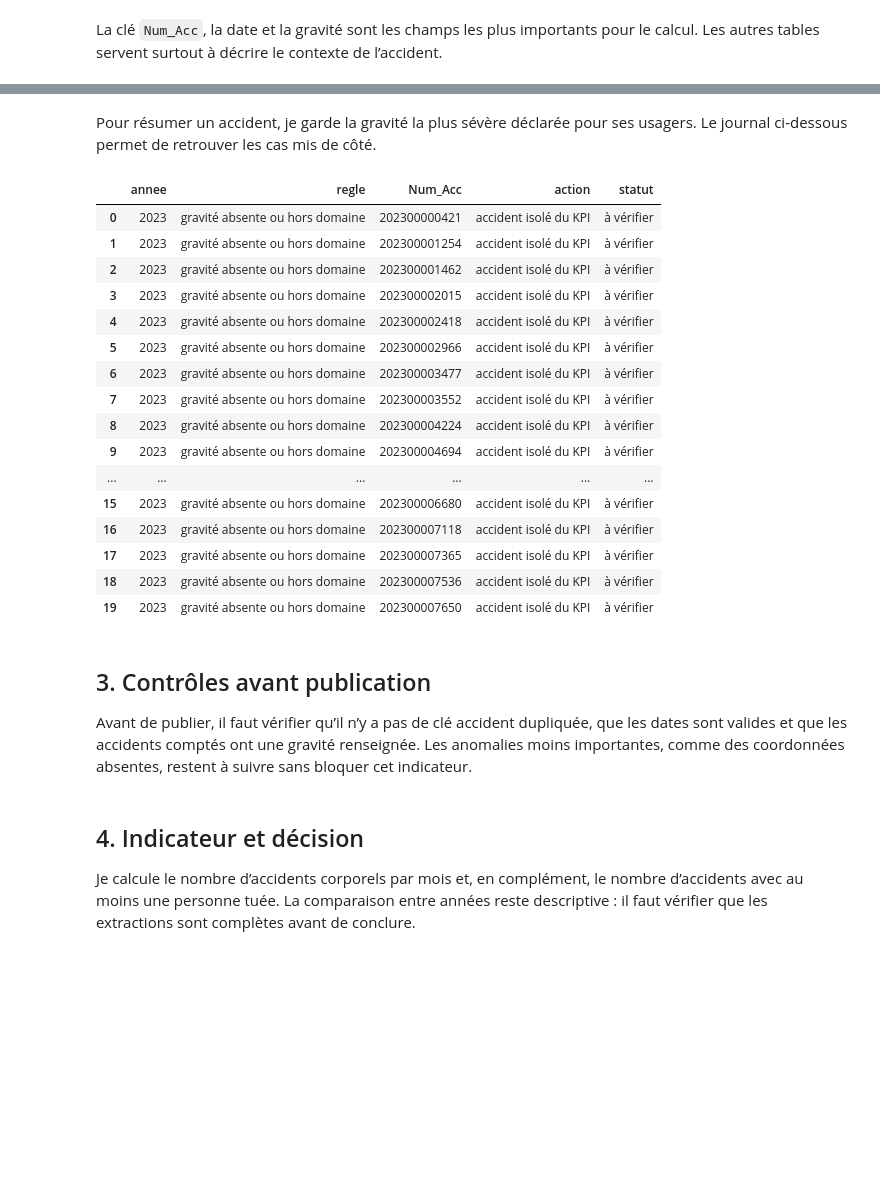
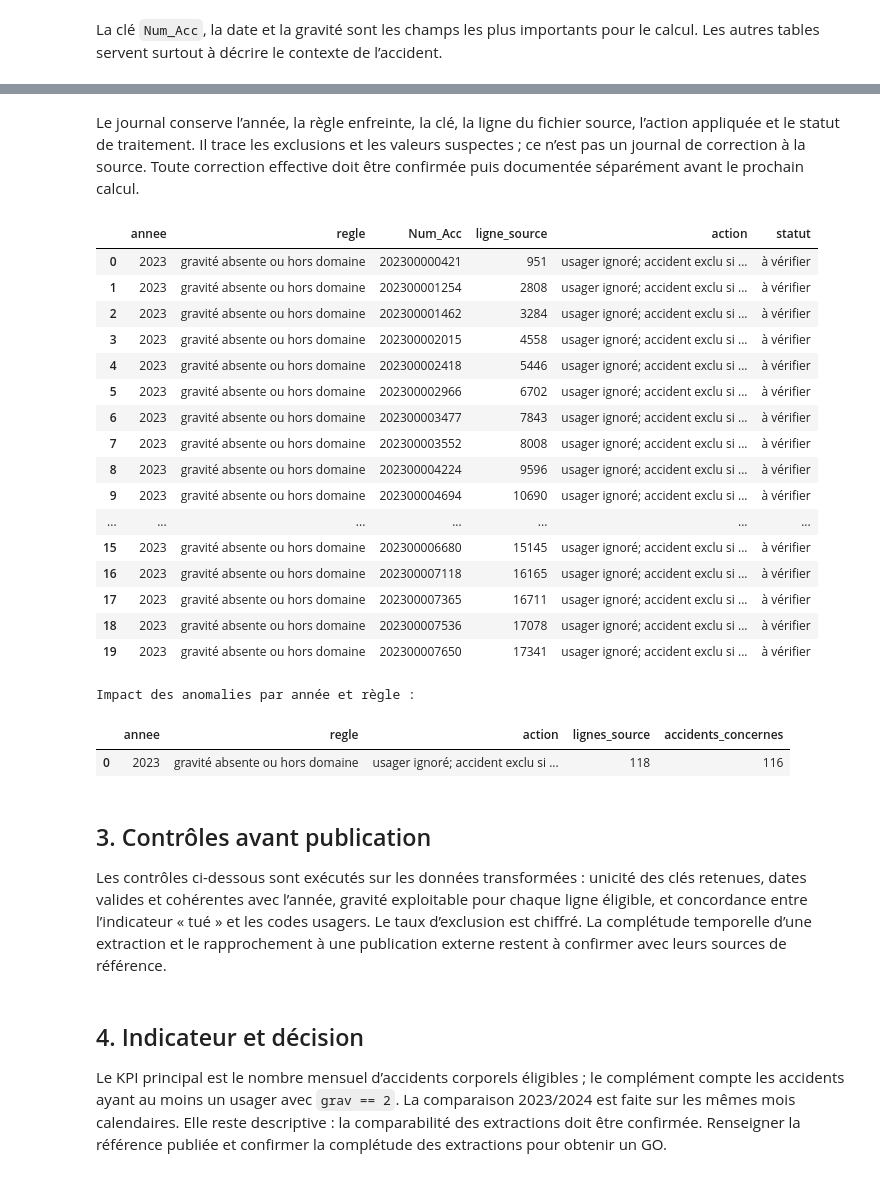
Before and after one commit to JXPM/accident_routier, a Jupyter notebook: accident.ipynb, the cells around one changed output, grey strips where cells are left out. Saved outputs shown, nothing was run; the diff lists cells and outputs as text; code cells hidden in the pictures; blank space fills up the shorter version.

```diff
--- a/accident.ipynb
+++ b/accident.ipynb
@@ -185,35 +220,45 @@ for annee in ANNEES:
 2024 accidents chargés : 54402 | anomalies tracées : 0
 # %% [markdown]
-Pour résumer un accident, je garde la gravité la plus sévère déclarée pour ses usagers. Le journal ci-dessous permet de retrouver les cas mis de côté.
+Le journal conserve l’année, la règle enfreinte, la clé, la ligne du fichier source, l’action appliquée et le statut de traitement. Il trace les exclusions et les valeurs suspectes ; ce n’est pas un journal de correction à la source. Toute correction effective doit être confirmée puis documentée séparément avant le prochain calcul.
 # %%
 journal_corrections = pd.concat(journal_par_an.values(), ignore_index=True)
 display(journal_corrections.head(20))
 journal_corrections.to_csv("journal_corrections.csv", index=False, encoding="utf-8")
+print("Impact des anomalies par année et règle :")
+impact_anomalies = (
+    journal_corrections.groupby(["annee", "regle", "action"], dropna=False)
+    .agg(lignes_source=("ligne_source", "size"), accidents_concernes=("Num_Acc", "nunique"))
+    .reset_index()
+)
+display(impact_anomalies)
 # %% [output]
-|  | annee | regle | Num_Acc | action | statut |
-| 0 | 2023 | gravité absente ou hors domaine | 202300000421 | accident isolé du KPI | à vérifier |
-| 1 | 2023 | gravité absente ou hors domaine | 202300001254 | accident isolé du KPI | à vérifier |
-| 2 | 2023 | gravité absente ou hors domaine | 202300001462 | accident isolé du KPI | à vérifier |
-| 3 | 2023 | gravité absente ou hors domaine | 202300002015 | accident isolé du KPI | à vérifier |
-| 4 | 2023 | gravité absente ou hors domaine | 202300002418 | accident isolé du KPI | à vérifier |
-| 5 | 2023 | gravité absente ou hors domaine | 202300002966 | accident isolé du KPI | à vérifier |
-| 6 | 2023 | gravité absente ou hors domaine | 202300003477 | accident isolé du KPI | à vérifier |
-| 7 | 2023 | gravité absente ou hors domaine | 202300003552 | accident isolé du KPI | à vérifier |
-| 8 | 2023 | gravité absente ou hors domaine | 202300004224 | accident isolé du KPI | à vérifier |
-| 9 | 2023 | gravité absente ou hors domaine | 202300004694 | accident isolé du KPI | à vérifier |
-| ... | ... | ... | ... | ... | ... |
-| 15 | 2023 | gravité absente ou hors domaine | 202300006680 | accident isolé du KPI | à vérifier |
-| 16 | 2023 | gravité absente ou hors domaine | 202300007118 | accident isolé du KPI | à vérifier |
-| 17 | 2023 | gravité absente ou hors domaine | 202300007365 | accident isolé du KPI | à vérifier |
-| 18 | 2023 | gravité absente ou hors domaine | 202300007536 | accident isolé du KPI | à vérifier |
-| 19 | 2023 | gravité absente ou hors domaine | 202300007650 | accident isolé du KPI | à vérifier |
+|  | annee | regle | Num_Acc | ligne_source | action | statut |
+| 0 | 2023 | gravité absente ou hors domaine | 202300000421 | 951 | usager ignoré; accident exclu si ... | à vérifier |
+| 1 | 2023 | gravité absente ou hors domaine | 202300001254 | 2808 | usager ignoré; accident exclu si ... | à vérifier |
+| 2 | 2023 | gravité absente ou hors domaine | 202300001462 | 3284 | usager ignoré; accident exclu si ... | à vérifier |
+| 3 | 2023 | gravité absente ou hors domaine | 202300002015 | 4558 | usager ignoré; accident exclu si ... | à vérifier |
+| 4 | 2023 | gravité absente ou hors domaine | 202300002418 | 5446 | usager ignoré; accident exclu si ... | à vérifier |
+| 5 | 2023 | gravité absente ou hors domaine | 202300002966 | 6702 | usager ignoré; accident exclu si ... | à vérifier |
+| 6 | 2023 | gravité absente ou hors domaine | 202300003477 | 7843 | usager ignoré; accident exclu si ... | à vérifier |
+| 7 | 2023 | gravité absente ou hors domaine | 202300003552 | 8008 | usager ignoré; accident exclu si ... | à vérifier |
+| 8 | 2023 | gravité absente ou hors domaine | 202300004224 | 9596 | usager ignoré; accident exclu si ... | à vérifier |
+| 9 | 2023 | gravité absente ou hors domaine | 202300004694 | 10690 | usager ignoré; accident exclu si ... | à vérifier |
+| ... | ... | ... | ... | ... | ... | ... |
+| 15 | 2023 | gravité absente ou hors domaine | 202300006680 | 15145 | usager ignoré; accident exclu si ... | à vérifier |
+| 16 | 2023 | gravité absente ou hors domaine | 202300007118 | 16165 | usager ignoré; accident exclu si ... | à vérifier |
+| 17 | 2023 | gravité absente ou hors domaine | 202300007365 | 16711 | usager ignoré; accident exclu si ... | à vérifier |
+| 18 | 2023 | gravité absente ou hors domaine | 202300007536 | 17078 | usager ignoré; accident exclu si ... | à vérifier |
+| 19 | 2023 | gravité absente ou hors domaine | 202300007650 | 17341 | usager ignoré; accident exclu si ... | à vérifier |
+Impact des anomalies par année et règle :
+|  | annee | regle | action | lignes_source | accidents_concernes |
+| 0 | 2023 | gravité absente ou hors domaine | usager ignoré; accident exclu si ... | 118 | 116 |
 # %% [markdown]
 ## 3. Contrôles avant publication
 
-Avant de publier, il faut vérifier qu’il n’y a pas de clé accident dupliquée, que les dates sont valides et que les accidents comptés ont une gravité renseignée. Les anomalies moins importantes, comme des coordonnées absentes, restent à suivre sans bloquer cet indicateur.
+Les contrôles ci-dessous sont exécutés sur les données transformées : unicité des clés retenues, dates valides et cohérentes avec l’année, gravité exploitable pour chaque ligne éligible, et concordance entre l’indicateur « tué » et les codes usagers. Le taux d’exclusion est chiffré. La complétude temporelle d’une extraction et le rapprochement à une publication externe restent à confirmer avec leurs sources de référence.
 # %% [markdown]
 ## 4. Indicateur et décision
 
-Je calcule le nombre d’accidents corporels par mois et, en complément, le nombre d’accidents avec au moins une personne tuée. La comparaison entre années reste descriptive : il faut vérifier que les extractions sont complètes avant de conclure.
+Le KPI principal est le nombre mensuel d’accidents corporels éligibles ; le complément compte les accidents ayant au moins un usager avec `grav == 2`. La comparaison 2023/2024 est faite sur les mêmes mois calendaires. Elle reste descriptive : la comparabilité des extractions doit être confirmée. Renseigner la référence publiée et confirmer la complétude des extractions pour obtenir un GO.
 # %%
 toutes = pd.concat(incidents_par_an.values(), ignore_index=True)
```
Also changed, not shown: parts of 10 cells of this notebook, 2 other files.
